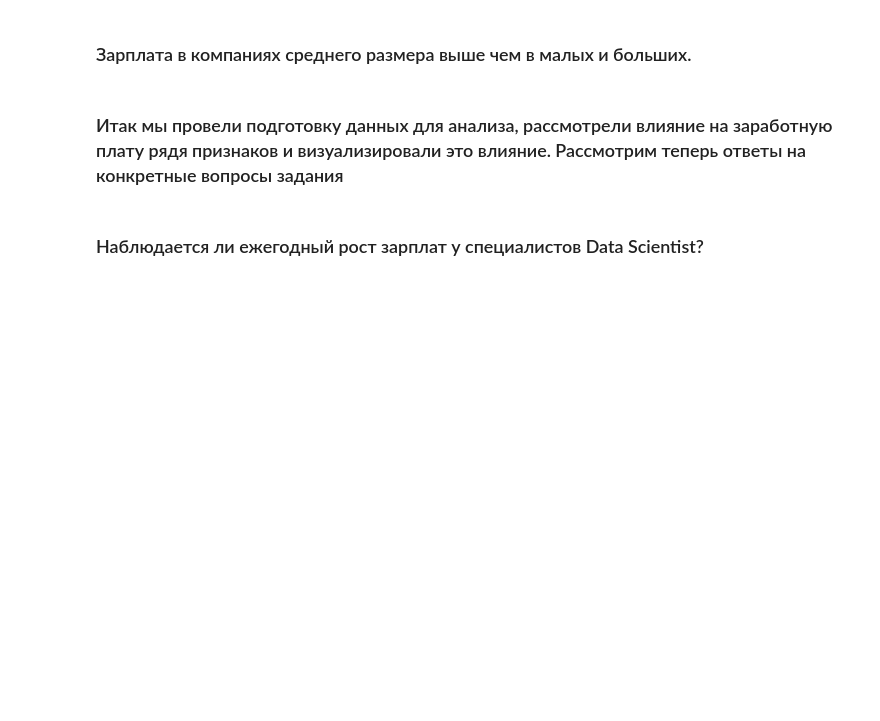
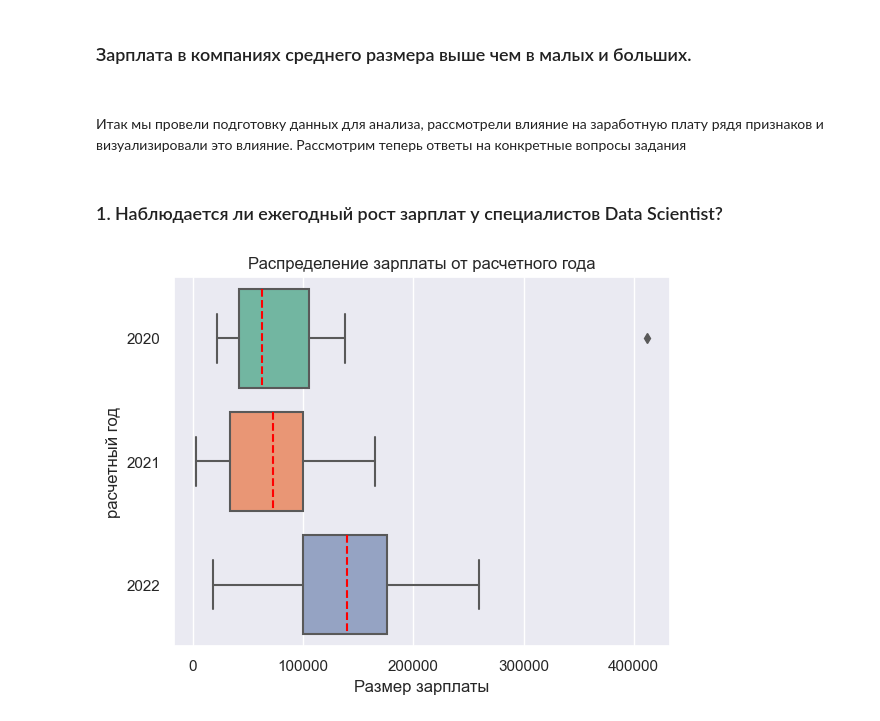
Before and after one commit to vzml/data_science, a Jupyter notebook: new/Task_EDA_vale.ipynb, the cells around one changed output. Drawn from its saved outputs; the diff is of its cells as text; code cells hidden in the pictures; blank space fills up the shorter version.

```diff
--- a/new/Task_EDA_vale.ipynb
+++ b/new/Task_EDA_vale.ipynb
@@ -285,6 +285,16 @@ data_agg.sort_values(by='mean', ascending=False)
 # %% [markdown]
 ### Зарплата в компаниях среднего размера выше чем в малых и больших.
 # %% [markdown]
-### Итак мы провели подготовку данных для анализа, рассмотрели влияние на заработную плату рядя признаков и визуализировали это влияние. Рассмотрим теперь ответы на конкретные вопросы задания
+###
+Итак мы провели подготовку данных для анализа, рассмотрели влияние на заработную плату рядя признаков и визуализировали это влияние. Рассмотрим теперь ответы на конкретные вопросы задания
 # %% [markdown]
-### Наблюдается ли ежегодный рост зарплат у специалистов Data Scientist?
+### 1. Наблюдается ли ежегодный рост зарплат у специалистов Data Scientist?
+# %%
+
+data_clear1 = data_clear[(data_clear['job_title'] == 'Data Scientist')]
+ax = sns.boxplot(data_clear1, x='salary_in_usd', y='work_year', orient='h', medianprops={"color": "red", "linestyle": '--'})
+ax.set(xlabel='Размер зарплаты', ylabel='расчетный год')
+plt.title('Распределение зарплаты от расчетного года')
+plt.show()
+# %% [output]
+[figure, added]
```
Also changed, not shown: parts of 26 cells of this notebook.
